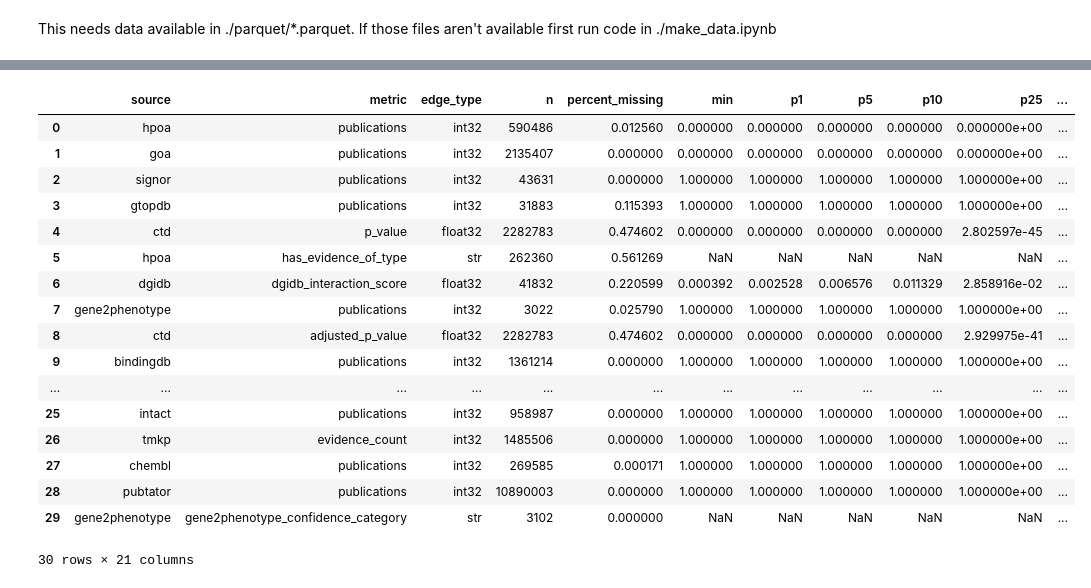
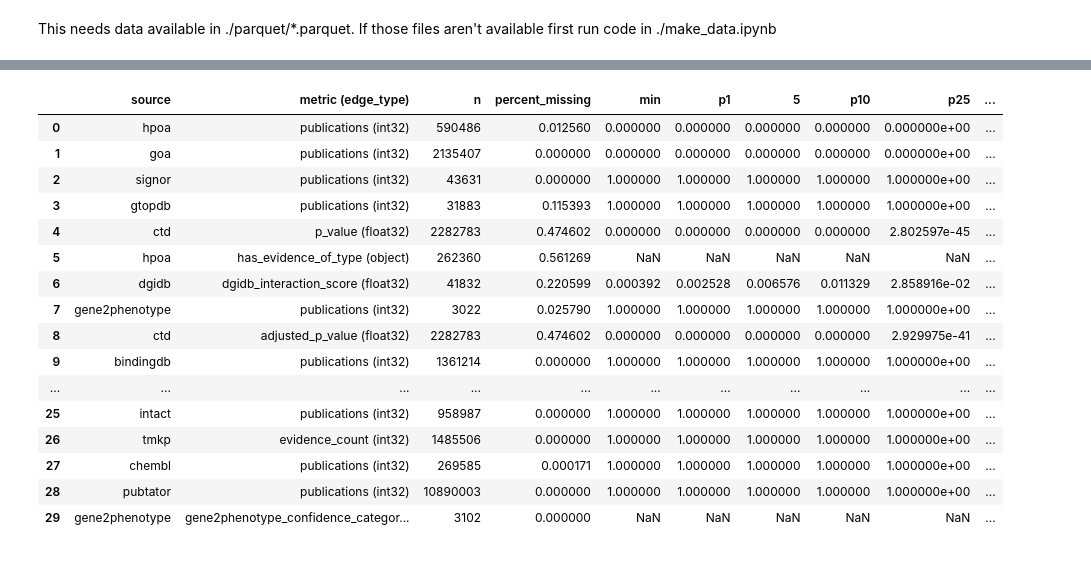
Before and after one commit to DnlRKorn/histogram_for_sept26_hackathon, a Jupyter notebook: make_hist_from_data.ipynb, the cells around one changed output, grey strips where cells are left out. Drawn from its saved outputs; the diff is of its cells as text; code cells hidden in the pictures.

```diff
--- a/make_hist_from_data.ipynb
+++ b/make_hist_from_data.ipynb
@@ -79,15 +117,17 @@ def getPresentAbsentCnts(dataset_name):
 # @title User Input for Histogram Generation {single-column:true}
 # @markdown Forms support many types of fields.
 
-num_bins = 20 # @param {type: "number"}
+num_bins = 50 # @param {type: "number"}
 log_bin_size = False # @param {type:"boolean"}
 log_bin_height = False # @param {type:"boolean"}
-prune_outlier_method = "IQR" # @param ["Keep_Outliers","IQR","Z_Score_3stdevs","Z_Score_5stdevs"]
-dataset = "diseases-diseases_confidence_score"  # @param ['alliance-publications', 'bindingdb-publications', 'chembl-has_confidence_score', 'chembl-publications', 'cohd-has_confidence_score', 'ctd-adjusted_p_value', 'ctd-p_value', 'ctd-publications', 'dakp-number_of_cases', 'dakp-publications', 'dgidb-dgidb_evidence_score', 'dgidb-dgidb_interaction_score', 'dgidb-publications', 'diseases-diseases_confidence_score', 'drugcentral-publications', 'gene2phenotype-gene2phenotype_confidence_category', 'gene2phenotype-publications', 'go_cam-publications', 'goa-has_evidence_of_type', 'goa-publications', 'gtopdb-publications', 'hpoa-has_evidence_of_type', 'hpoa-publications', 'intact-publications', 'pubtator-publications', 'semmeddb-publications', 'signor-has_confidence_score', 'signor-publications', 'tmkp-evidence_count', 'tmkp-publications']
+calculate_extra_spqo_stats = True # @param {type:"boolean"}
+prune_outlier_method = "Keep_Outliers" # @param ["Keep_Outliers","IQR","Z_Score_3stdevs","Z_Score_5stdevs"]
+dataset = "pubtator-publications"  # @param ['alliance-publications', 'bindingdb-publications', 'chembl-has_confidence_score', 'chembl-publications', 'cohd-has_confidence_score', 'ctd-adjusted_p_value', 'ctd-p_value', 'ctd-publications', 'dakp-number_of_cases', 'dakp-publications', 'dgidb-dgidb_evidence_score', 'dgidb-dgidb_interaction_score', 'dgidb-publications', 'diseases-diseases_confidence_score', 'drugcentral-publications', 'gene2phenotype-gene2phenotype_confidence_category', 'gene2phenotype-publications', 'go_cam-publications', 'goa-has_evidence_of_type', 'goa-publications', 'gtopdb-publications', 'hpoa-has_evidence_of_type', 'hpoa-publications', 'intact-publications', 'pubtator-publications', 'semmeddb-publications', 'signor-has_confidence_score', 'signor-publications', 'tmkp-evidence_count', 'tmkp-publications']
 # @markdown ---
 
 #print(dataset)
 pq_path = os.path.join("histogram_for_sept26_hackathon","data","parquet",dataset+".parquet")
-handleInputAndData(dataset,8,log_bin_size,log_bin_height,prune_outlier_method)
-getPresentAbsentCnts(dataset)
+handleInputAndData(dataset,num_bins,log_bin_size,log_bin_height,prune_outlier_method)
+getPresentAbsentCnts(dataset,calculate_extra_spqo_stats)
+#handleCategorical(dataset)
 # %% [output]
@@ -138,21 +189,28 @@ for x in os.listdir("histogram_for_sept26_hackathon/data/parquet"):
 # %%
-pd.DataFrame(rows,columns=["source","metric","edge_type","n","percent_missing","min"," p1"," p5"," p10"," p25"," median"," p75"," p90"," p95"," p99"," max"," percent_zero"," unique_cnt","mean","std","skew"])
+# @title Big Table of Ingest/Prop Statistics
+
+rows = []
+for x in os.listdir("histogram_for_sept26_hackathon/data/parquet"):
+  dataset = x.split(".")[0]
+  source_name,prop_name = dataset.split('-')
+  s = getSeriesForDataset(dataset)
+  rows.append(getStatsForSeries(s,source_name,prop_name))
+pd.DataFrame(rows,columns=["source","metric (edge_type)","n","percent_missing","min","p1"," 5"," p10","p25","median","p75","p90","p95","p99","max","percent_zero","unique_cnt","mean","std","skew"])
 # %% [output]
-|  | source | metric | edge_type | n | percent_missing | min | p1 | p5 | p10 | p25 | ... |
-| 0 | hpoa | publications | int32 | 590486 | 0.012560 | 0.000000 | 0.000000 | 0.000000 | 0.000000 | 0.000000e+00 | ... |
-| 1 | goa | publications | int32 | 2135407 | 0.000000 | 0.000000 | 0.000000 | 0.000000 | 0.000000 | 0.000000e+00 | ... |
-| 2 | signor | publications | int32 | 43631 | 0.000000 | 1.000000 | 1.000000 | 1.000000 | 1.000000 | 1.000000e+00 | ... |
-| 3 | gtopdb | publications | int32 | 31883 | 0.115393 | 1.000000 | 1.000000 | 1.000000 | 1.000000 | 1.000000e+00 | ... |
-| 4 | ctd | p_value | float32 | 2282783 | 0.474602 | 0.000000 | 0.000000 | 0.000000 | 0.000000 | 2.802597e-45 | ... |
-| 5 | hpoa | has_evidence_of_type | str | 262360 | 0.561269 | NaN | NaN | NaN | NaN | NaN | ... |
-| 6 | dgidb | dgidb_interaction_score | float32 | 41832 | 0.220599 | 0.000392 | 0.002528 | 0.006576 | 0.011329 | 2.858916e-02 | ... |
-| 7 | gene2phenotype | publications | int32 | 3022 | 0.025790 | 1.000000 | 1.000000 | 1.000000 | 1.000000 | 1.000000e+00 | ... |
-| 8 | ctd | adjusted_p_value | float32 | 2282783 | 0.474602 | 0.000000 | 0.000000 | 0.000000 | 0.000000 | 2.929975e-41 | ... |
-| 9 | bindingdb | publications | int32 | 1361214 | 0.000000 | 1.000000 | 1.000000 | 1.000000 | 1.000000 | 1.000000e+00 | ... |
-| ... | ... | ... | ... | ... | ... | ... | ... | ... | ... | ... | ... |
-| 25 | intact | publications | int32 | 958987 | 0.000000 | 1.000000 | 1.000000 | 1.000000 | 1.000000 | 1.000000e+00 | ... |
-| 26 | tmkp | evidence_count | int32 | 1485506 | 0.000000 | 1.000000 | 1.000000 | 1.000000 | 1.000000 | 1.000000e+00 | ... |
-| 27 | chembl | publications | int32 | 269585 | 0.000171 | 1.000000 | 1.000000 | 1.000000 | 1.000000 | 1.000000e+00 | ... |
-| 28 | pubtator | publications | int32 | 10890003 | 0.000000 | 1.000000 | 1.000000 | 1.000000 | 1.000000 | 1.000000e+00 | ... |
-| 29 | gene2phenotype | gene2phenotype_confidence_category | str | 3102 | 0.000000 | NaN | NaN | NaN | NaN | NaN | ... |
+|  | source | metric (edge_type) | n | percent_missing | min | p1 | 5 | p10 | p25 | ... |
+| 0 | hpoa | publications (int32) | 590486 | 0.012560 | 0.000000 | 0.000000 | 0.000000 | 0.000000 | 0.000000e+00 | ... |
+| 1 | goa | publications (int32) | 2135407 | 0.000000 | 0.000000 | 0.000000 | 0.000000 | 0.000000 | 0.000000e+00 | ... |
+| 2 | signor | publications (int32) | 43631 | 0.000000 | 1.000000 | 1.000000 | 1.000000 | 1.000000 | 1.000000e+00 | ... |
+| 3 | gtopdb | publications (int32) | 31883 | 0.115393 | 1.000000 | 1.000000 | 1.000000 | 1.000000 | 1.000000e+00 | ... |
+| 4 | ctd | p_value (float32) | 2282783 | 0.474602 | 0.000000 | 0.000000 | 0.000000 | 0.000000 | 2.802597e-45 | ... |
+| 5 | hpoa | has_evidence_of_type (object) | 262360 | 0.561269 | NaN | NaN | NaN | NaN | NaN | ... |
+| 6 | dgidb | dgidb_interaction_score (float32) | 41832 | 0.220599 | 0.000392 | 0.002528 | 0.006576 | 0.011329 | 2.858916e-02 | ... |
+| 7 | gene2phenotype | publications (int32) | 3022 | 0.025790 | 1.000000 | 1.000000 | 1.000000 | 1.000000 | 1.000000e+00 | ... |
+| 8 | ctd | adjusted_p_value (float32) | 2282783 | 0.474602 | 0.000000 | 0.000000 | 0.000000 | 0.000000 | 2.929975e-41 | ... |
+| 9 | bindingdb | publications (int32) | 1361214 | 0.000000 | 1.000000 | 1.000000 | 1.000000 | 1.000000 | 1.000000e+00 | ... |
+| ... | ... | ... | ... | ... | ... | ... | ... | ... | ... | ... |
+| 25 | intact | publications (int32) | 958987 | 0.000000 | 1.000000 | 1.000000 | 1.000000 | 1.000000 | 1.000000e+00 | ... |
+| 26 | tmkp | evidence_count (int32) | 1485506 | 0.000000 | 1.000000 | 1.000000 | 1.000000 | 1.000000 | 1.000000e+00 | ... |
+| 27 | chembl | publications (int32) | 269585 | 0.000171 | 1.000000 | 1.000000 | 1.000000 | 1.000000 | 1.000000e+00 | ... |
+| 28 | pubtator | publications (int32) | 10890003 | 0.000000 | 1.000000 | 1.000000 | 1.000000 | 1.000000 | 1.000000e+00 | ... |
+| 29 | gene2phenotype | gene2phenotype_confidence_categor... | 3102 | 0.000000 | NaN | NaN | NaN | NaN | NaN | ... |
-30 rows × 21 columns
```
Also changed, not shown: parts of 14 cells of this notebook.
